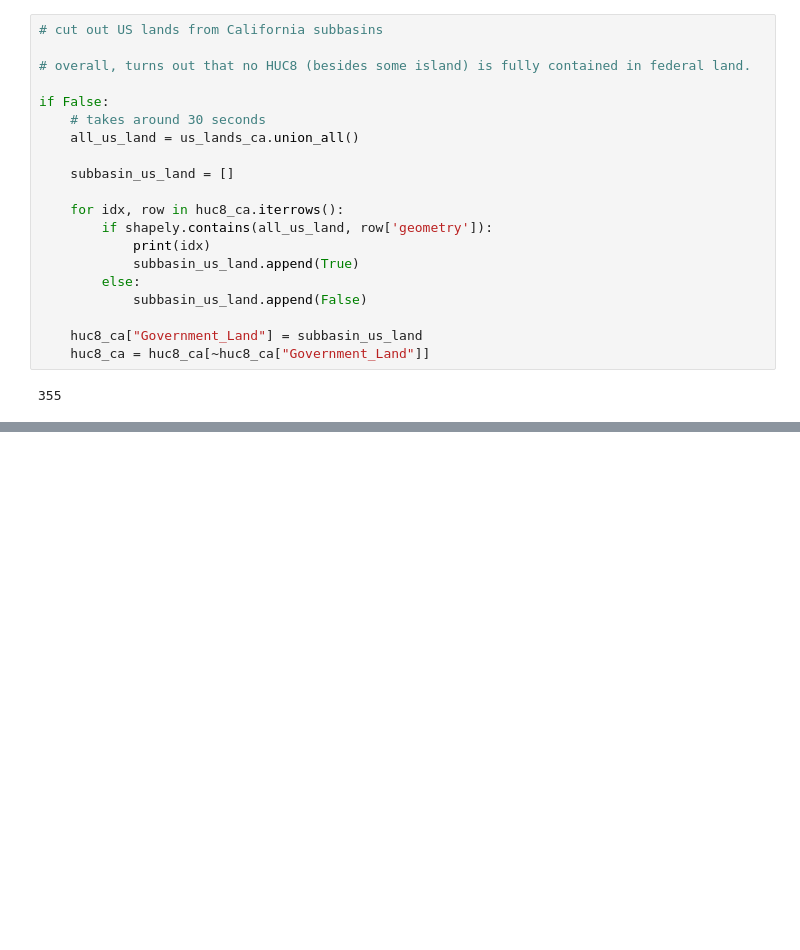
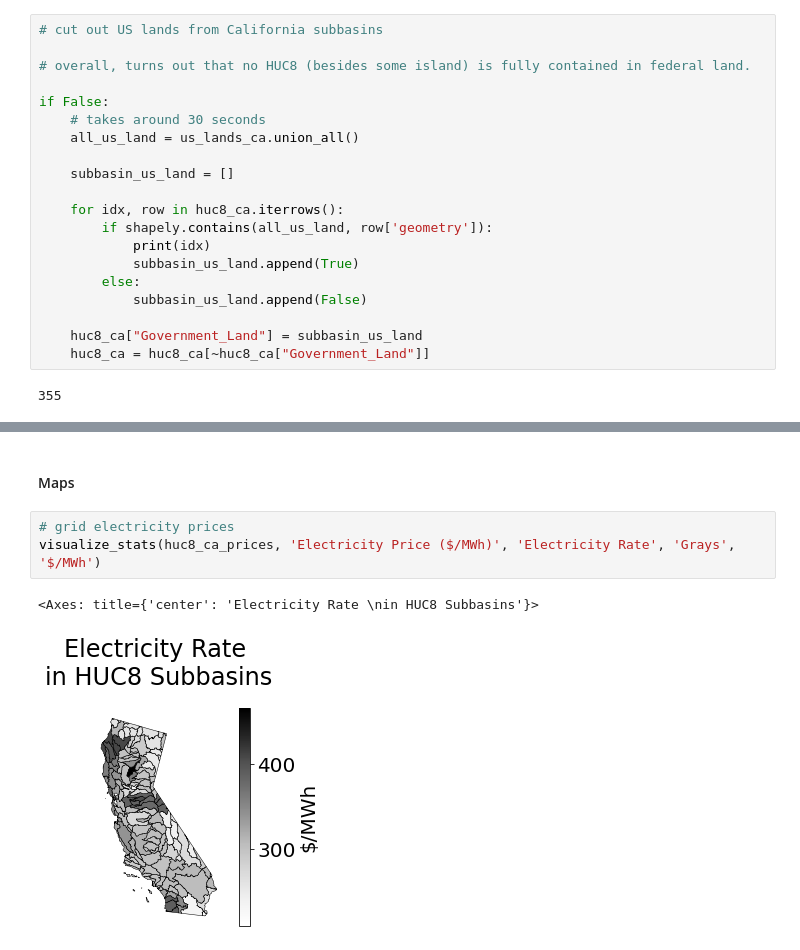
Before and after one commit to disha-22/DCSitingOptimization, a Jupyter notebook: model_implementation.ipynb, the cells around one changed output, grey strips where cells are left out. Saved outputs shown, nothing was run; the diff lists cells and outputs as text; blank space fills up the shorter version.

```diff
--- a/model_implementation.ipynb
+++ b/model_implementation.ipynb
@@ -124,0 +186,8 @@ if False:
+# %% [markdown]
+#### Maps
+# %%
+# grid electricity prices
+visualize_stats(huc8_ca_prices, 'Electricity Price ($/MWh)', 'Electricity Rate', 'Grays', '$/MWh')
+# %% [output]
+<Axes: title={'center': 'Electricity Rate \nin HUC8 Subbasins'}>
+[figure, added]
```
Also changed, not shown: parts of 18 cells of this notebook, 5 other files.
